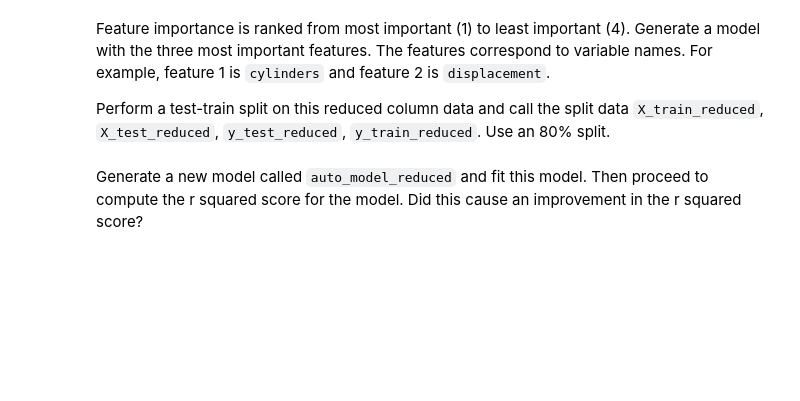
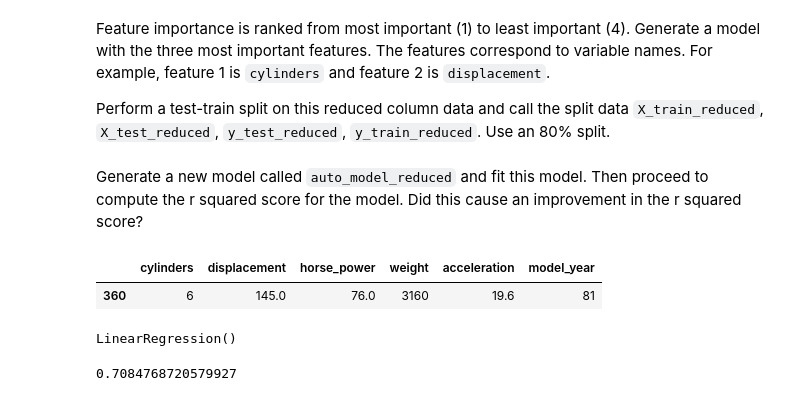
Before and after one commit to Ironhack-data-bcn-oct-2022/lab-intro-to-sklearn, a Jupyter notebook: your-code/main.ipynb, the cells around one changed output. Drawn from its saved outputs; the diff is of its cells as text; code cells hidden in the pictures; blank space fills up the shorter version.

```diff
--- a/your-code/main.ipynb
+++ b/your-code/main.ipynb
@@ -230,11 +284,11 @@ auto.sample()
 # %%
-mpg = auto[['mpg']].copy()
+mpg = auto[['mpg']]
 # %%
 mpg.shape
 # %% [output]
 (392, 1)
 # %%
-auto = auto.drop(columns = ['mpg'])
+auto = auto[['cylinders', 'displacement', 'horse_power','weight','acceleration', 'model_year']]
 auto.shape
 # %% [output]
 (392, 6)
@@ -364,3 +436,8 @@ Perform a test-train split on this reduced column data and call the split data `
 Generate a new model called `auto_model_reduced` and fit this model. Then proceed to compute the r squared score for the model. Did this cause an improvement in the r squared score?
 # %%
 # Your code here:
+
+X_train.sample()
+# %% [output]
+|  | cylinders | displacement | horse_power | weight | acceleration | model_year |
+| 360 | 6 | 145.0 | 76.0 | 3160 | 19.6 | 81 |
@@ -366,0 +448,10 @@ Generate a new model called `auto_model_reduced` and fit this model. Then procee
+# %%
+auto_model_reduced = LinReg()
+auto_model_reduced.fit(X_train_reduced,y_train_reduced)
+# %% [output]
+LinearRegression()
+# %%
+y_pred_reduced = auto_model_reduced.predict(X_test_reduced)
+metrics.r2_score(y_test_reduced, y_pred_reduced)
+# %% [output]
+0.7084768720579927
```
Also changed, not shown: parts of 22 cells of this notebook.
